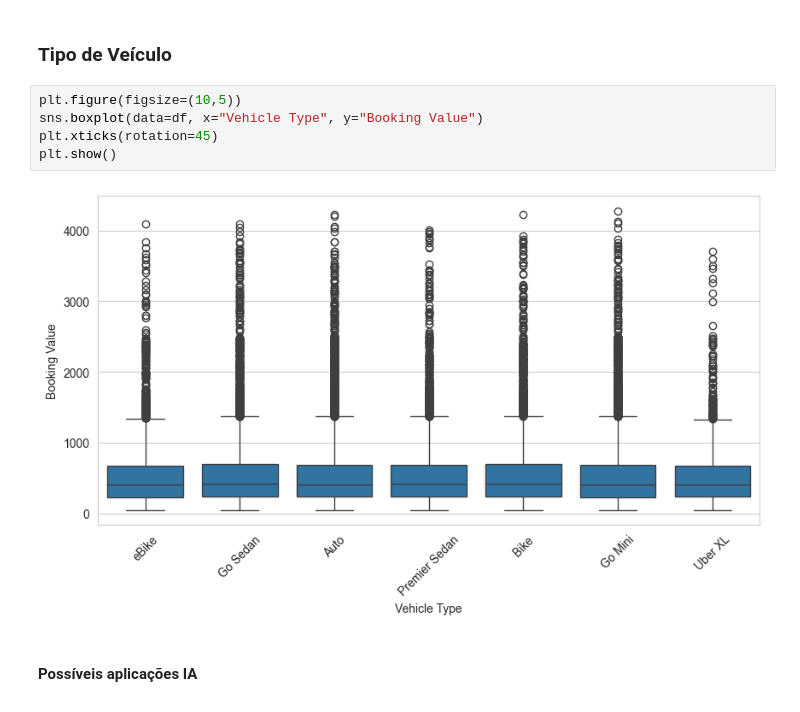
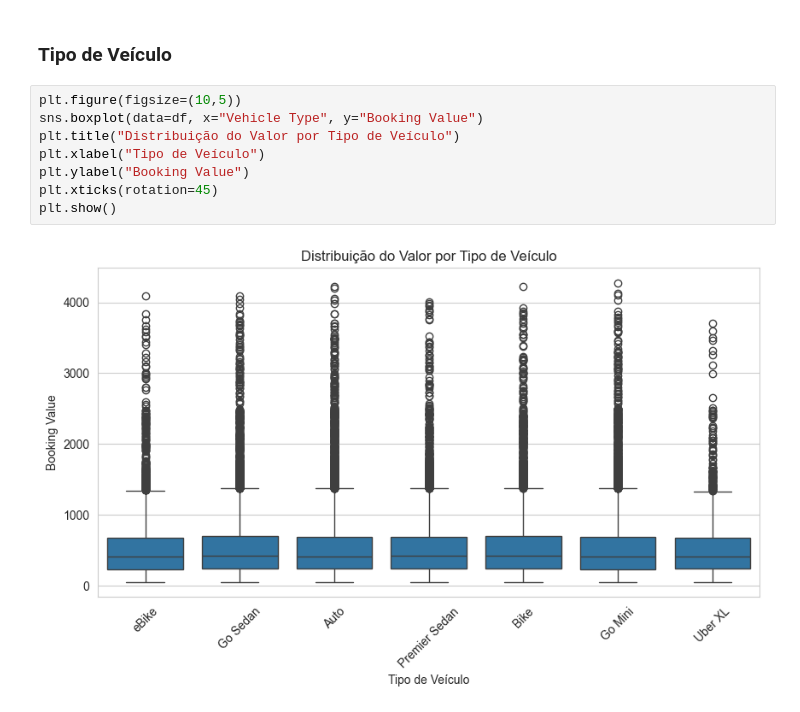
Before and after one commit to MarcioLuizBR/AED_UBER_SCTEC, a Jupyter notebook: Aed_Uber.ipynb, the cells around one changed output. Drawn from its saved outputs; the diff is of its cells as text.

```diff
--- a/Aed_Uber.ipynb
+++ b/Aed_Uber.ipynb
@@ -212,10 +246,11 @@ plt.show()
 # %%
 plt.figure(figsize=(10,5))
 sns.boxplot(data=df, x="Vehicle Type", y="Booking Value")
+plt.title("Distribuição do Valor por Tipo de Veículo")
+plt.xlabel("Tipo de Veículo")
+plt.ylabel("Booking Value")
 plt.xticks(rotation=45)
 plt.show()
 # %% [output]
-[figure, old version]
+[figure, new version]
-# %% [markdown]
-#### Possíveis aplicações IA
 # %% [markdown]
```
Also changed, not shown: parts of 11 cells of this notebook, 1 other file.
